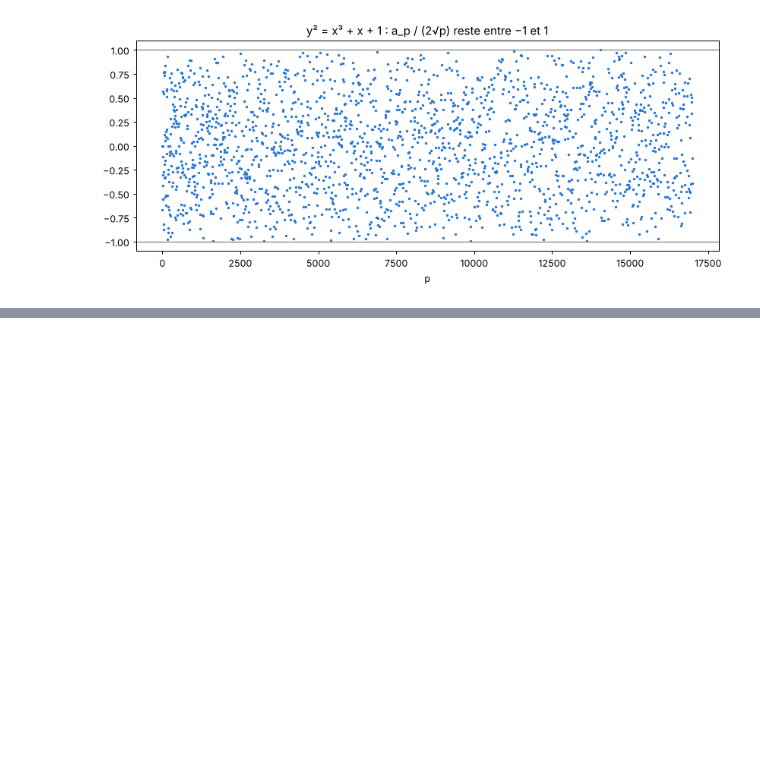
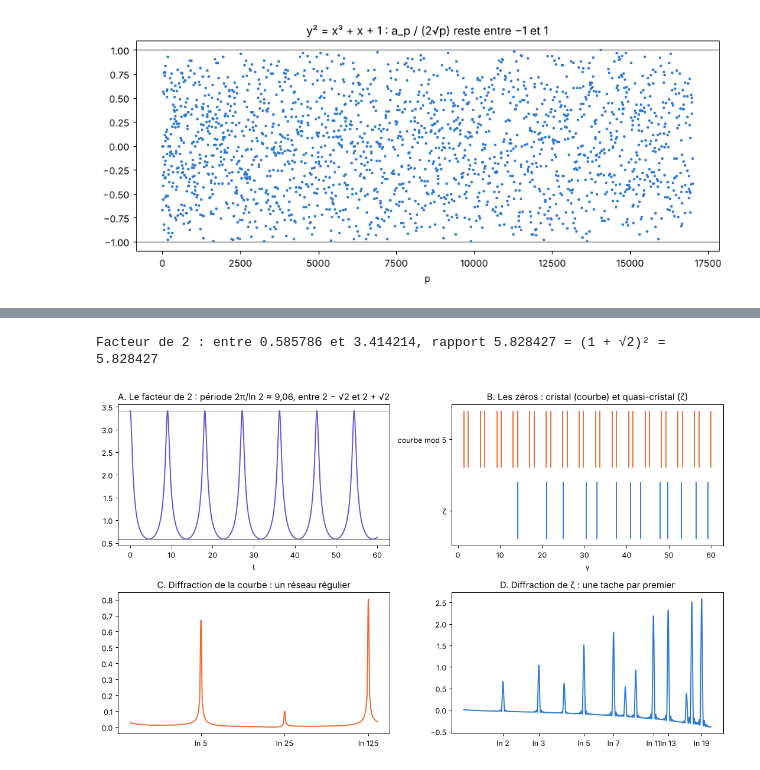
Before and after one commit to GEREMIAA/Riemann, a Jupyter notebook: weil_haute_precision.ipynb, the cells around one changed output, grey strips where cells are left out. Drawn from its saved outputs; the diff is of its cells as text; code cells hidden in the pictures; blank space fills up the shorter version.

```diff
--- a/weil_haute_precision.ipynb
+++ b/weil_haute_precision.ipynb
@@ -451,0 +456,55 @@ plt.title("y² = x³ + x + 1 : a_p / (2√p) reste entre −1 et 1"); plt.xlabel
+# %%
+# Les 150 premiers zéros de ζ (9 décimales), pour la diffraction
+Z150 = np.array([
+    14.134725142, 21.022039639, 25.010857580, 30.424876126, 32.935061588, 37.586178159,
+    40.918719012, 43.327073281, 48.005150881, 49.773832478, 52.970321478, 56.446247697,
+    59.347044003, 60.831778525, 65.112544048, 67.079810529, 69.546401711, 72.067157674,
+    75.704690699, 77.144840069, 79.337375020, 82.910380854, 84.735492981, 87.425274613,
+    88.809111208, 92.491899271, 94.651344041, 95.870634228, 98.831194218, 101.317851006,
+    103.725538040, 105.446623052, 107.168611184, 111.029535543, 111.874659177, 114.320220915,
+    116.226680321, 118.790782866, 121.370125002, 122.946829294, 124.256818554, 127.516683880,
+    129.578704200, 131.087688531, 133.497737203, 134.756509753, 138.116042055, 139.736208952,
+    141.123707404, 143.111845808, 146.000982487, 147.422765343, 150.053520421, 150.925257612,
+    153.024693811, 156.112909294, 157.597591818, 158.849988171, 161.188964138, 163.030709687,
+    165.537069188, 167.184439978, 169.094515416, 169.911976479, 173.411536520, 174.754191523,
+    176.441434298, 178.377407776, 179.916484020, 182.207078484, 184.874467848, 185.598783678,
+    187.228922584, 189.416158656, 192.026656361, 193.079726604, 195.265396680, 196.876481841,
+    198.015309676, 201.264751944, 202.493594514, 204.189671803, 205.394697202, 207.906258888,
+    209.576509717, 211.690862595, 213.347919360, 214.547044783, 216.169538508, 219.067596349,
+    220.714918839, 221.430705555, 224.007000255, 224.983324670, 227.421444280, 229.337413306,
+    231.250188700, 231.987235253, 233.693404179, 236.524229666, 237.769820481, 239.555477573,
+    241.049157796, 242.823271934, 244.070898497, 247.136990075, 248.101990060, 249.573689645,
+    251.014947795, 253.069986748, 255.306256455, 256.380713694, 258.610439492, 259.874406990,
+    260.805084505, 263.573893905, 265.557851839, 266.614973782, 267.921915083, 269.970449024,
+    271.494055642, 273.459609188, 275.587492649, 276.452049503, 278.250743530, 279.229250928,
+    282.465114765, 283.211185733, 284.835963981, 286.667445363, 287.911920501, 289.579854929,
+    291.846291329, 293.558434139, 294.965369619, 295.573254879, 297.979277062, 299.840326054,
+    301.649325462, 302.696749590, 304.864371341, 305.728912602, 307.219496128, 310.109463147,
+    311.165141530, 312.427801181, 313.985285731, 315.475616089, 317.734805942, 318.853104256])
+a5 = round(ys[ps.index(5)] * 2 * math.sqrt(5))            # a_5 de la courbe, calculé dans le bonus précédent (−3)
+theta = math.acos(a5 / (2 * math.sqrt(5))); L5 = math.log(5)
+Tc = 150 * math.pi / L5                                     # autant de zéros que pour ζ
+k = np.arange(200)
+gc = np.sort(np.concatenate([(theta + 2 * math.pi * k) / L5, (2 * math.pi - theta + 2 * math.pi * k) / L5]))
+gc = gc[(gc > 0) & (gc <= Tc)]
+t = np.linspace(0, 60, 4000)
+F2 = 1 / np.abs(1 - 2 ** -0.5 * np.exp(-1j * t * math.log(2)))                 # facteur du seul nombre 2
+u = np.linspace(0.25, 5.0, 8000)
+wz, wc = 1 - Z150 / Z150[-1], 1 - gc / Tc                                       # léger lissage
+Dz = -(4 * math.pi / Z150[-1]) * np.exp(u / 2) * (np.cos(np.outer(u, Z150)) * wz).sum(axis=1)
+Dc = np.abs((np.exp(1j * np.outer(u, gc)) * wc).sum(axis=1)) / wc.sum()
+print("Facteur de 2 : entre %.6f et %.6f, rapport %.6f = (1 + √2)² = %.6f" % (F2.min(), F2.max(), F2.max() / F2.min(), (1 + math.sqrt(2)) ** 2))
+fig, axs = plt.subplots(2, 2, figsize=(12, 7))
+axs[0, 0].plot(t, F2, color="#6250d6"); axs[0, 0].axhline(2 - math.sqrt(2), color="gray", lw=0.8); axs[0, 0].axhline(2 + math.sqrt(2), color="gray", lw=0.8)
+axs[0, 0].set_title("A. Le facteur de 2 : période 2π/ln 2 ≈ 9,06, entre 2 − √2 et 2 + √2"); axs[0, 0].set_xlabel("t")
+axs[0, 1].vlines(gc[gc <= 60], 1.1, 1.9, color="#eb6834"); axs[0, 1].vlines(Z150[Z150 <= 60], 0.1, 0.9, color="#2a78d6")
+axs[0, 1].set_yticks([0.5, 1.5]); axs[0, 1].set_yticklabels(["ζ", "courbe mod 5"]); axs[0, 1].set_title("B. Les zéros : cristal (courbe) et quasi-cristal (ζ)"); axs[0, 1].set_xlabel("γ")
+axs[1, 0].plot(u, Dc, color="#eb6834"); axs[1, 0].set_xticks([L5, 2 * L5, 3 * L5]); axs[1, 0].set_xticklabels(["ln 5", "ln 25", "ln 125"])
+axs[1, 0].set_title("C. Diffraction de la courbe : un réseau régulier")
+m = u <= 3.05
+axs[1, 1].plot(u[m], Dz[m], color="#2a78d6"); axs[1, 1].set_xticks([math.log(n) for n in (2, 3, 5, 7, 11, 13, 19)])
+axs[1, 1].set_xticklabels(["ln %d" % n for n in (2, 3, 5, 7, 11, 13, 19)]); axs[1, 1].set_title("D. Diffraction de ζ : une tache par premier")
+plt.tight_layout(); plt.show()
+# %% [output]
+Facteur de 2 : entre 0.585786 et 3.414214, rapport 5.828427 = (1 + √2)² = 5.828427
+[figure, added]
```
Also changed, not shown: parts of 6 cells of this notebook, 4 other files.
